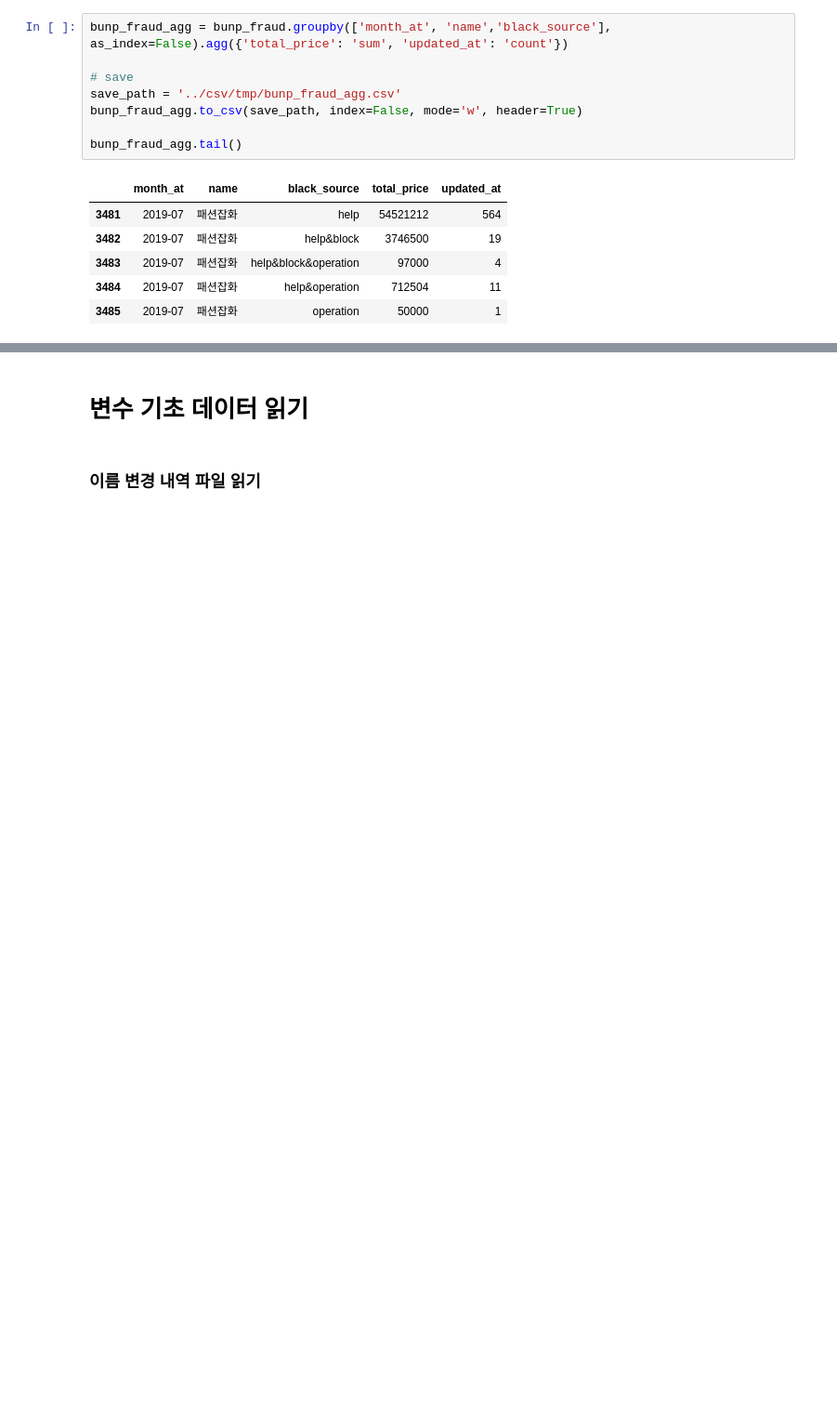
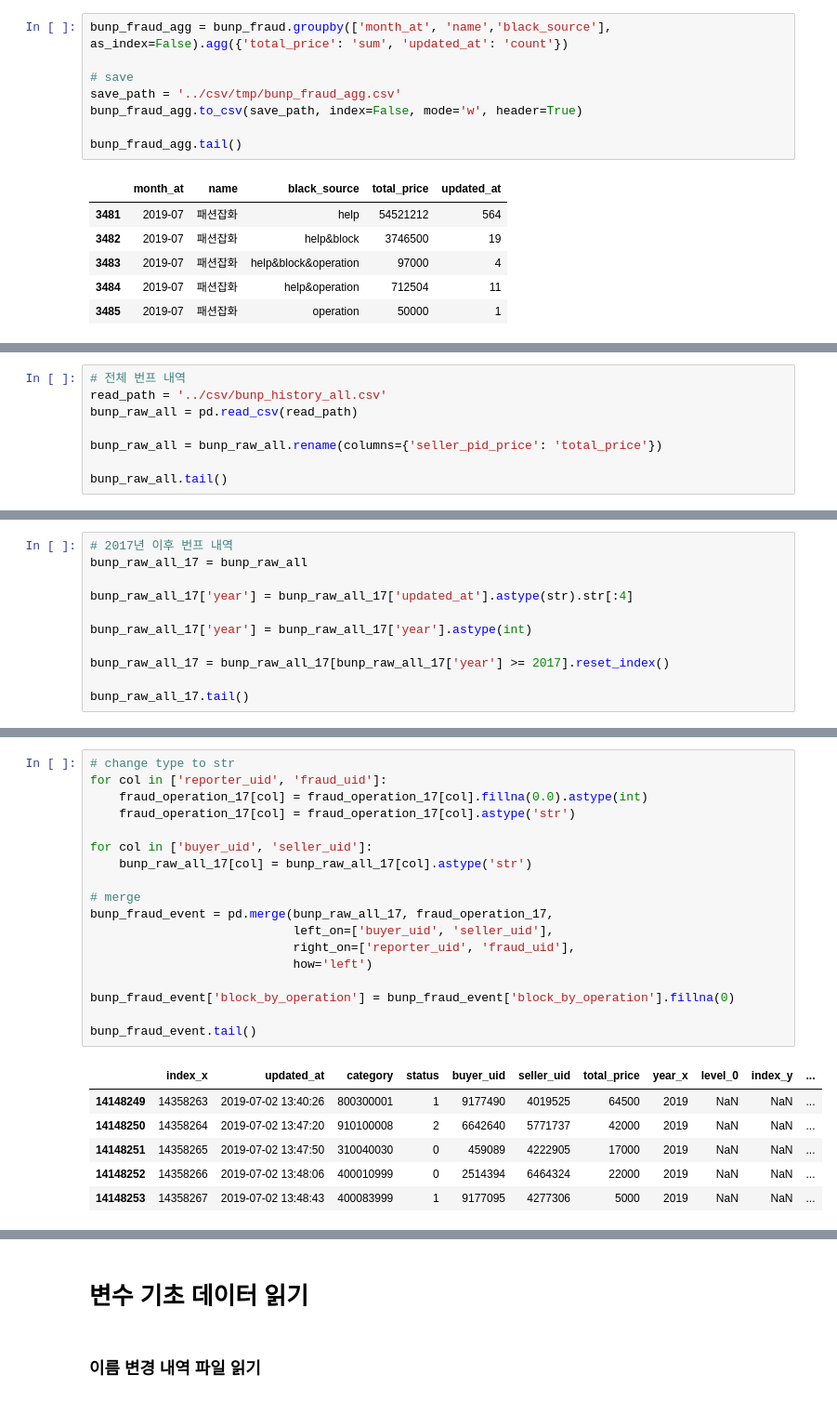
Before and after one commit to kiyoja07/python-bunjang, a Jupyter notebook: data-analysis/jupyter/8.fraud_find_variables.ipynb, the cells around one changed output, grey strips where cells are left out. Shown: that part at 93% size. Saved outputs shown, nothing was run; the diff lists cells and outputs as text; blank space fills up the shorter version.

```diff
--- a/data-analysis/jupyter/fraud_find_variables.ipynb
+++ b/data-analysis/jupyter/8.fraud_find_variables.ipynb
@@ -623,0 +312,8 @@ Ttest_indResult(statistic=-14.993868766222317, pvalue=5.209686845031913e-50)
+# %%
+# 전체 번프 내역
+read_path = '../csv/bunp_history_all.csv'
+bunp_raw_all = pd.read_csv(read_path)
+
+bunp_raw_all = bunp_raw_all.rename(columns={'seller_pid_price': 'total_price'})
+
+bunp_raw_all.tail()
@@ -623,0 +327,11 @@ Ttest_indResult(statistic=-14.993868766222317, pvalue=5.209686845031913e-50)
+# %%
+# 2017년 이후 번프 내역
+bunp_raw_all_17 = bunp_raw_all
+
+bunp_raw_all_17['year'] = bunp_raw_all_17['updated_at'].astype(str).str[:4]
+
+bunp_raw_all_17['year'] = bunp_raw_all_17['year'].astype(int)
+
+bunp_raw_all_17 = bunp_raw_all_17[bunp_raw_all_17['year'] >= 2017].reset_index()
+
+bunp_raw_all_17.tail()
@@ -623,0 +345,25 @@ Ttest_indResult(statistic=-14.993868766222317, pvalue=5.209686845031913e-50)
+# %%
+# change type to str
+for col in ['reporter_uid', 'fraud_uid']:
+    fraud_operation_17[col] = fraud_operation_17[col].fillna(0.0).astype(int)
+    fraud_operation_17[col] = fraud_operation_17[col].astype('str')
+
+for col in ['buyer_uid', 'seller_uid']:
+    bunp_raw_all_17[col] = bunp_raw_all_17[col].astype('str')
+
+# merge
+bunp_fraud_event = pd.merge(bunp_raw_all_17, fraud_operation_17,
+                            left_on=['buyer_uid', 'seller_uid'],
+                            right_on=['reporter_uid', 'fraud_uid'],
+                            how='left')
+
+bunp_fraud_event['block_by_operation'] = bunp_fraud_event['block_by_operation'].fillna(0)
+
+bunp_fraud_event.tail()
+# %% [output]
+|  | index_x | updated_at | category | status | buyer_uid | seller_uid | total_price | year_x | level_0 | index_y | ... |
+| 14148249 | 14358263 | 2019-07-02 13:40:26 | 800300001 | 1 | 9177490 | 4019525 | 64500 | 2019 | NaN | NaN | ... |
+| 14148250 | 14358264 | 2019-07-02 13:47:20 | 910100008 | 2 | 6642640 | 5771737 | 42000 | 2019 | NaN | NaN | ... |
+| 14148251 | 14358265 | 2019-07-02 13:47:50 | 310040030 | 0 | 459089 | 4222905 | 17000 | 2019 | NaN | NaN | ... |
+| 14148252 | 14358266 | 2019-07-02 13:48:06 | 400010999 | 0 | 2514394 | 6464324 | 22000 | 2019 | NaN | NaN | ... |
+| 14148253 | 14358267 | 2019-07-02 13:48:43 | 400083999 | 1 | 9177095 | 4277306 | 5000 | 2019 | NaN | NaN | ... |
```
Also changed, not shown: parts of 83 cells of this notebook, 4 other files.
